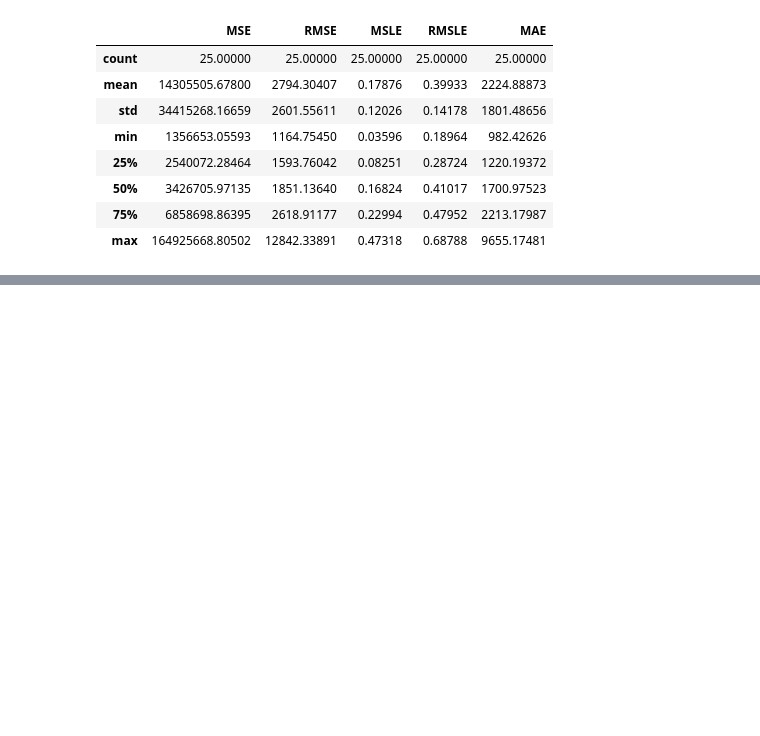
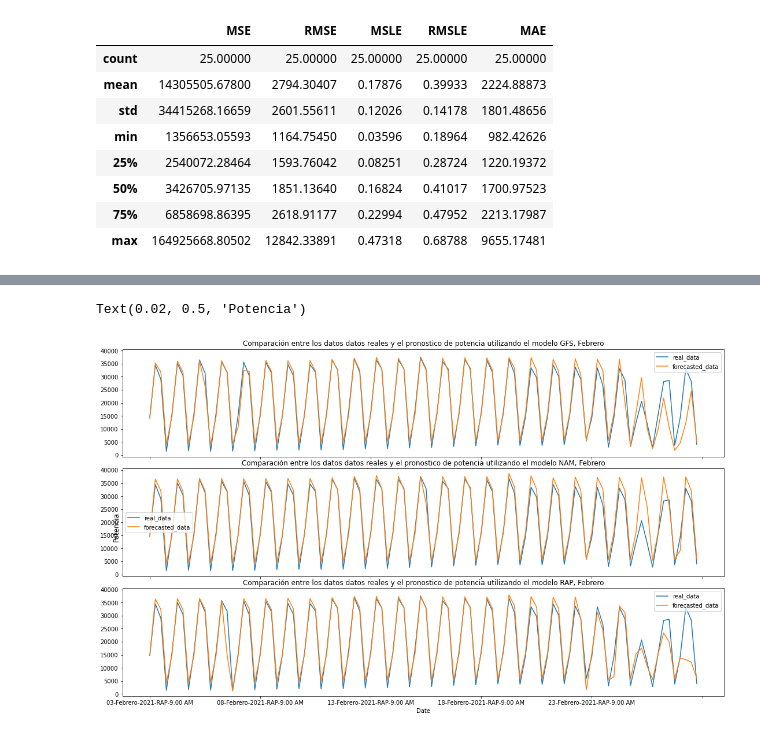
Before and after one commit to Vesino/pvlib_tesis, a Jupyter notebook: Results February.ipynb, the cells around one changed output, grey strips where cells are left out. Drawn from its saved outputs; the diff is of its cells as text; code cells hidden in the pictures; blank space fills up the shorter version.

Commit message:
better comparision visualization plots

```diff
--- a/Results February.ipynb
+++ b/Results February.ipynb
@@ -381,0 +409,12 @@ RAP_metrics_feb_03_to_27.describe()
+# %%
+fig, axes = plt.subplots(nrows=3, sharex=True, sharey=True, figsize=(15, 9))
+
+GFS_feb_03_to_27_comparission.set_index('Date').plot(ax=axes[0]).set_title('Comparación entre los datos datos reales y el pronostico de potencia utilizando el modelo GFS, Febrero')
+NAM_feb_03_to_27_comparission.set_index('Date').plot(ax=axes[1]).set_title('Comparación entre los datos datos reales y el pronostico de potencia utilizando el modelo NAM, Febrero')
+RAP_feb_03_to_27_comparission.set_index('Date').plot(ax=axes[2]).set_title('Comparación entre los datos datos reales y el pronostico de potencia utilizando el modelo RAP, Febrero')
+
+fig.tight_layout(pad=.05)
+fig.supylabel('Potencia')
+# %% [output]
+Text(0.02, 0.5, 'Potencia')
+[figure, added]
```
Also changed, not shown: parts of 3 cells of this notebook, 2 other files.
